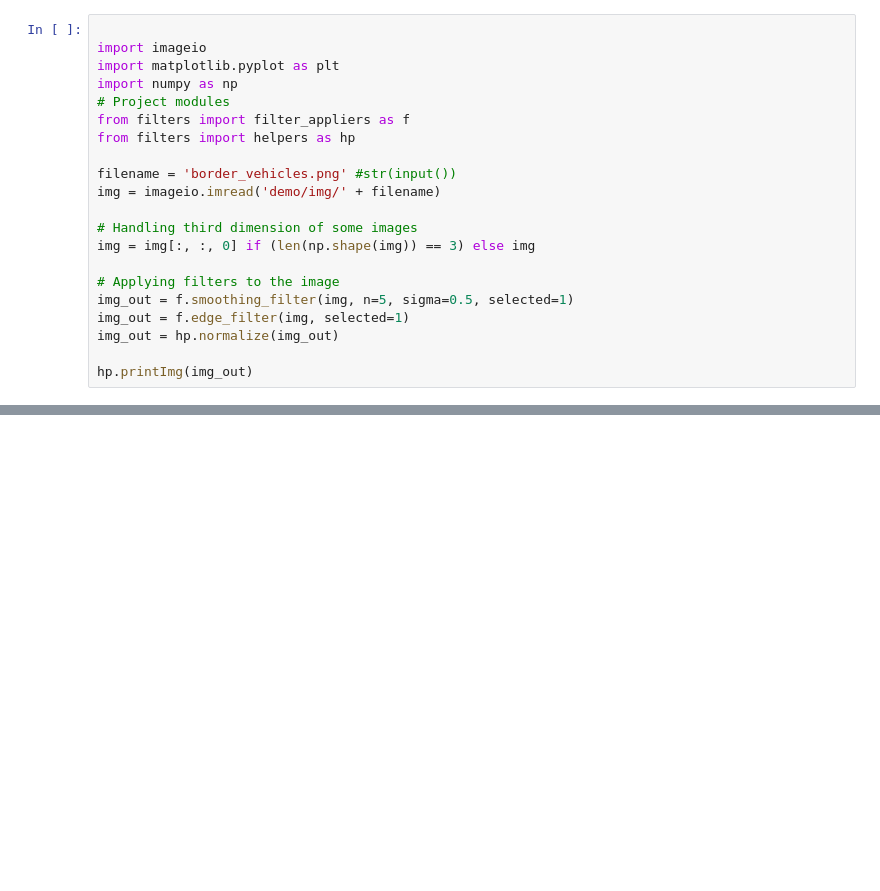
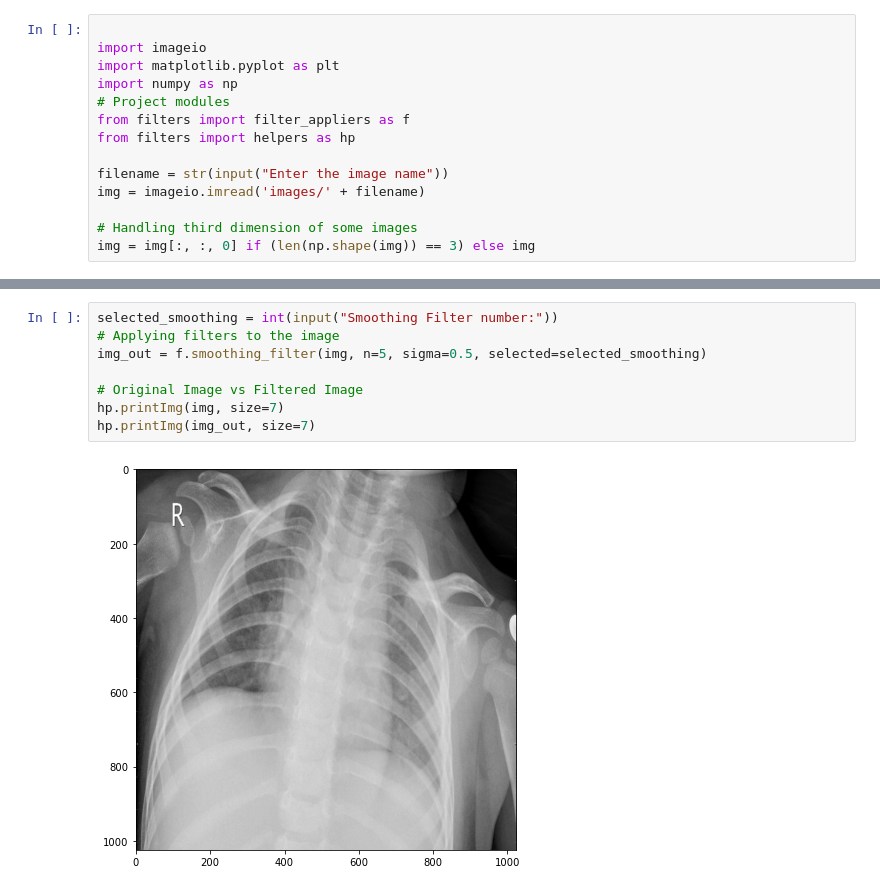
Before and after one commit to alyson1907/image-highlighter, a Jupyter notebook: main.ipynb, the cells around one changed output, grey strips where cells are left out. Saved outputs shown, nothing was run; the diff lists cells and outputs as text; blank space fills up the shorter version.

```diff
--- a/main.ipynb
+++ b/main.ipynb
@@ -7,16 +16,9 @@ import numpy as np
 from filters import filter_appliers as f
 from filters import helpers as hp
 
-filename = 'border_vehicles.png' #str(input())
-img = imageio.imread('demo/img/' + filename)
+filename = str(input("Enter the image name"))
+img = imageio.imread('images/' + filename)
 
 # Handling third dimension of some images
 img = img[:, :, 0] if (len(np.shape(img)) == 3) else img
-
-# Applying filters to the image
-img_out = f.smoothing_filter(img, n=5, sigma=0.5, selected=1)
-img_out = f.edge_filter(img, selected=1)
-img_out = hp.normalize(img_out)
-
-hp.printImg(img_out)
 # %% [output]
@@ -23,0 +41,10 @@ hp.printImg(img_out)
+# %%
+selected_smoothing = int(input("Smoothing Filter number:"))
+# Applying filters to the image
+img_out = f.smoothing_filter(img, n=5, sigma=0.5, selected=selected_smoothing)
+
+# Original Image vs Filtered Image
+hp.printImg(img, size=7)
+hp.printImg(img_out, size=7)
+# %% [output]
+[figure, added]
```
Also changed, not shown: parts of 9 cells of this notebook.
